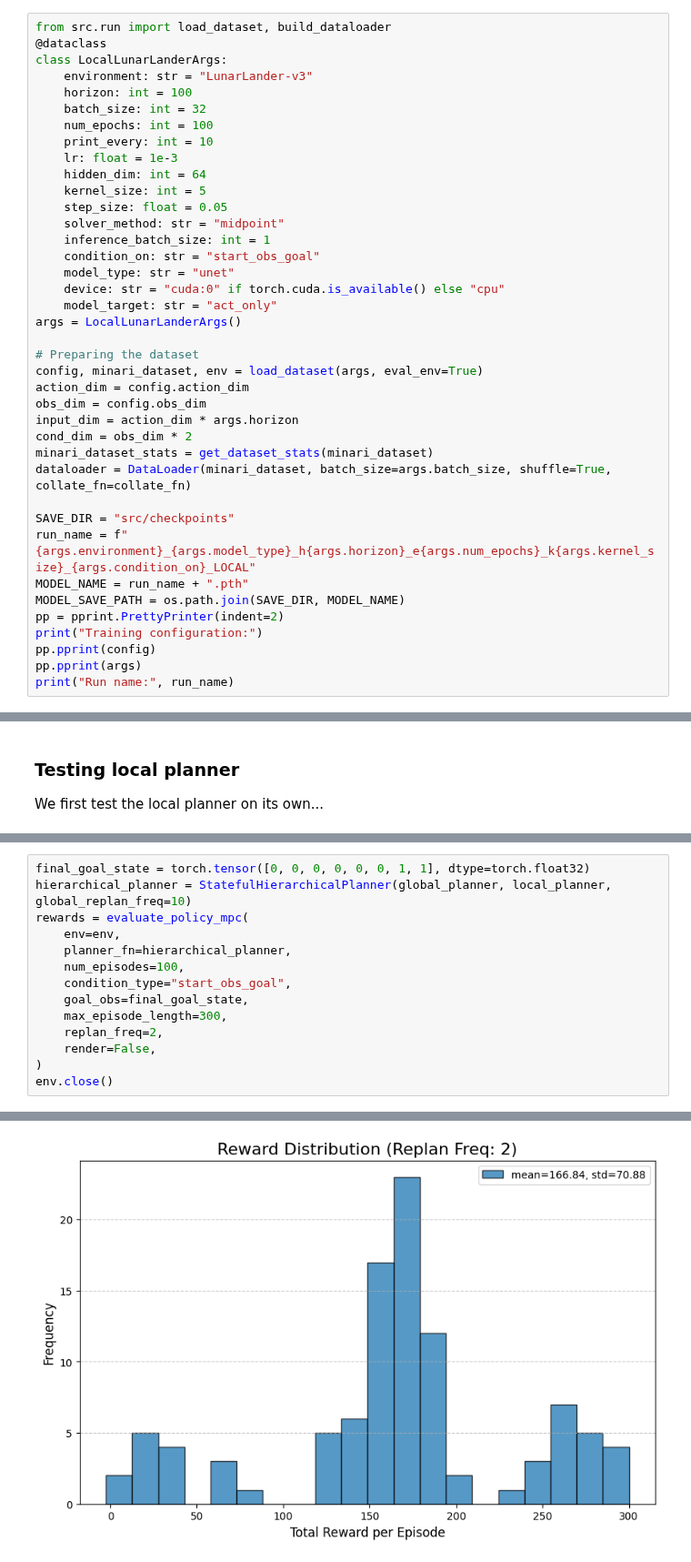
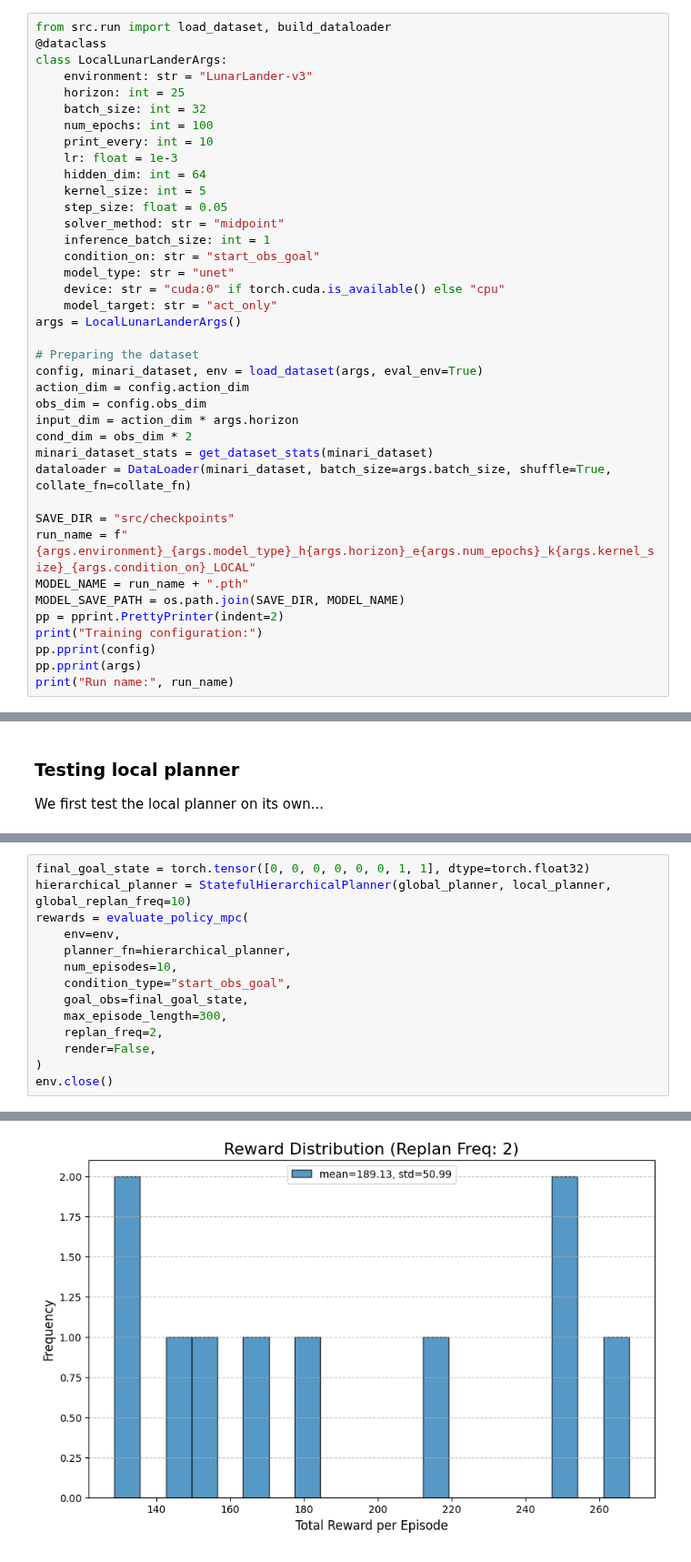
Before and after one commit to frankcholula/flow_planner, a Jupyter notebook: src/notebooks/hp.ipynb, the cells around one changed output, grey strips where cells are left out. Shown at 91% size. Saved outputs shown, nothing was run; the diff lists cells and outputs as text.

```diff
--- a/src/notebooks/hp.ipynb
+++ b/src/notebooks/hp.ipynb
@@ -180,7 +180,7 @@ from src.run import load_dataset, build_dataloader
 @dataclass
 class LocalLunarLanderArgs:
     environment: str = "LunarLander-v3"
-    horizon: int = 100
+    horizon: int = 25
     batch_size: int = 32
     num_epochs: int = 100
     print_every: int = 10
@@ -423,7 +417,7 @@ hierarchical_planner = StatefulHierarchicalPlanner(global_planner, local_planner
 rewards = evaluate_policy_mpc(
     env=env,
     planner_fn=hierarchical_planner,
-    num_episodes=100,
+    num_episodes=10,
     condition_type="start_obs_goal",
     goal_obs=final_goal_state,
     max_episode_length=300,
@@ -452 +446 @@ Average MPC Reward over 100 episodes: 166.84 +/- 70.88
-[figure, old version]
+[figure, new version]
```
Also changed, not shown: parts of 6 cells of this notebook.
